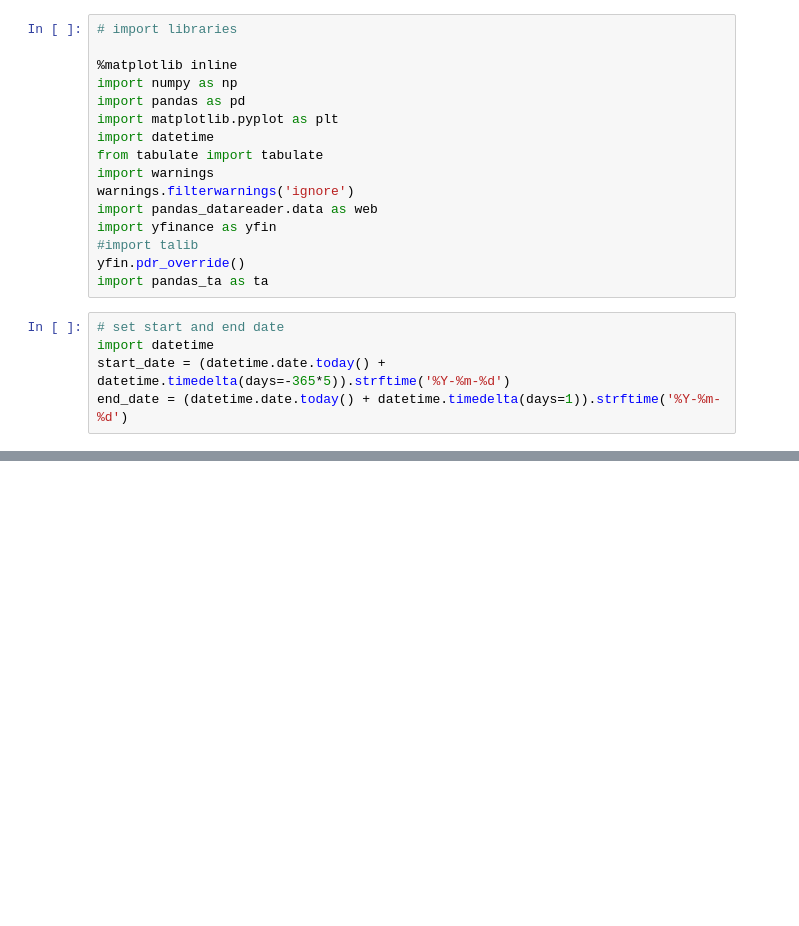
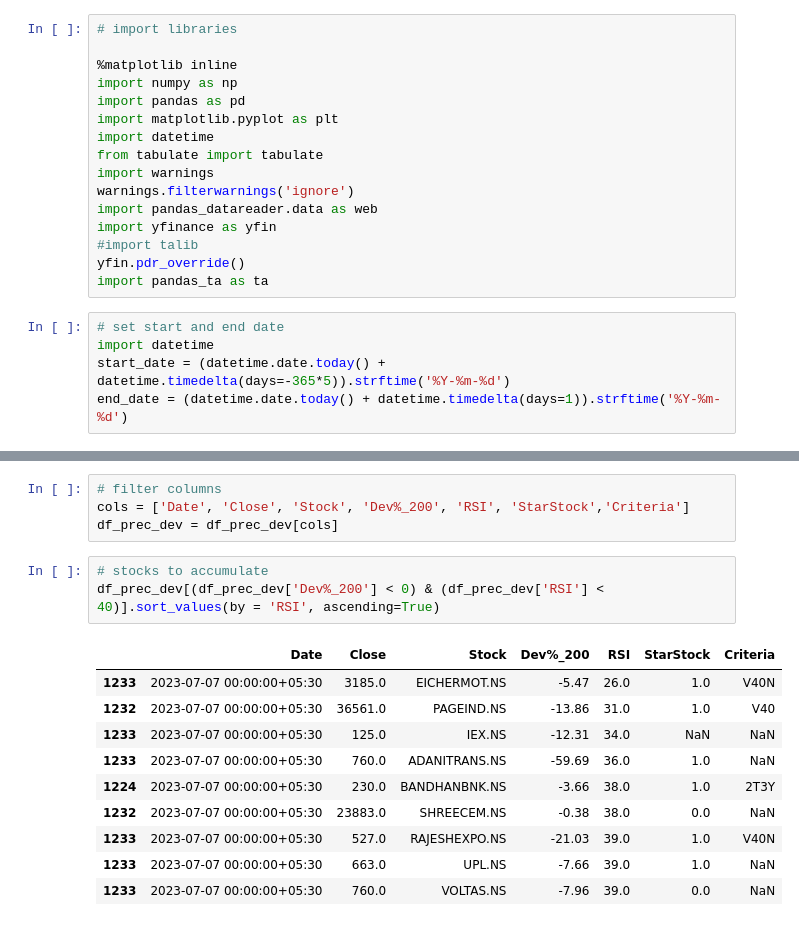
Before and after one commit to ankit-rathi/Data-Science-with-Python, a Jupyter notebook: Tradevesting/myProspects_200_DMA_RSI_14_Signals.ipynb, the cells around one changed output, grey strips where cells are left out. Drawn from its saved outputs; the diff is of its cells as text; blank space fills up the shorter version.

```diff
--- a/Tradevesting/myProspects_200_DMA_RSI_14_Signals.ipynb
+++ b/Tradevesting/myProspects_200_DMA_RSI_14_Signals.ipynb
@@ -177,0 +178,18 @@ df_prec_dev
+# %%
+# filter columns
+cols = ['Date', 'Close', 'Stock', 'Dev%_200', 'RSI', 'StarStock','Criteria']
+df_prec_dev = df_prec_dev[cols]
+# %%
+# stocks to accumulate
+df_prec_dev[(df_prec_dev['Dev%_200'] < 0) & (df_prec_dev['RSI'] < 40)].sort_values(by = 'RSI', ascending=True)
+# %% [output]
+|  | Date | Close | Stock | Dev%_200 | RSI | StarStock | Criteria |
+| 1233 | 2023-07-07 00:00:00+05:30 | 3185.0 | EICHERMOT.NS | -5.47 | 26.0 | 1.0 | V40N |
+| 1232 | 2023-07-07 00:00:00+05:30 | 36561.0 | PAGEIND.NS | -13.86 | 31.0 | 1.0 | V40 |
+| 1233 | 2023-07-07 00:00:00+05:30 | 125.0 | IEX.NS | -12.31 | 34.0 | NaN | NaN |
+| 1233 | 2023-07-07 00:00:00+05:30 | 760.0 | ADANITRANS.NS | -59.69 | 36.0 | 1.0 | NaN |
+| 1224 | 2023-07-07 00:00:00+05:30 | 230.0 | BANDHANBNK.NS | -3.66 | 38.0 | 1.0 | 2T3Y |
+| 1232 | 2023-07-07 00:00:00+05:30 | 23883.0 | SHREECEM.NS | -0.38 | 38.0 | 0.0 | NaN |
+| 1233 | 2023-07-07 00:00:00+05:30 | 527.0 | RAJESHEXPO.NS | -21.03 | 39.0 | 1.0 | V40N |
+| 1233 | 2023-07-07 00:00:00+05:30 | 663.0 | UPL.NS | -7.66 | 39.0 | 1.0 | NaN |
+| 1233 | 2023-07-07 00:00:00+05:30 | 760.0 | VOLTAS.NS | -7.96 | 39.0 | 0.0 | NaN |
```
Also changed, not shown: parts of 3 cells of this notebook.
